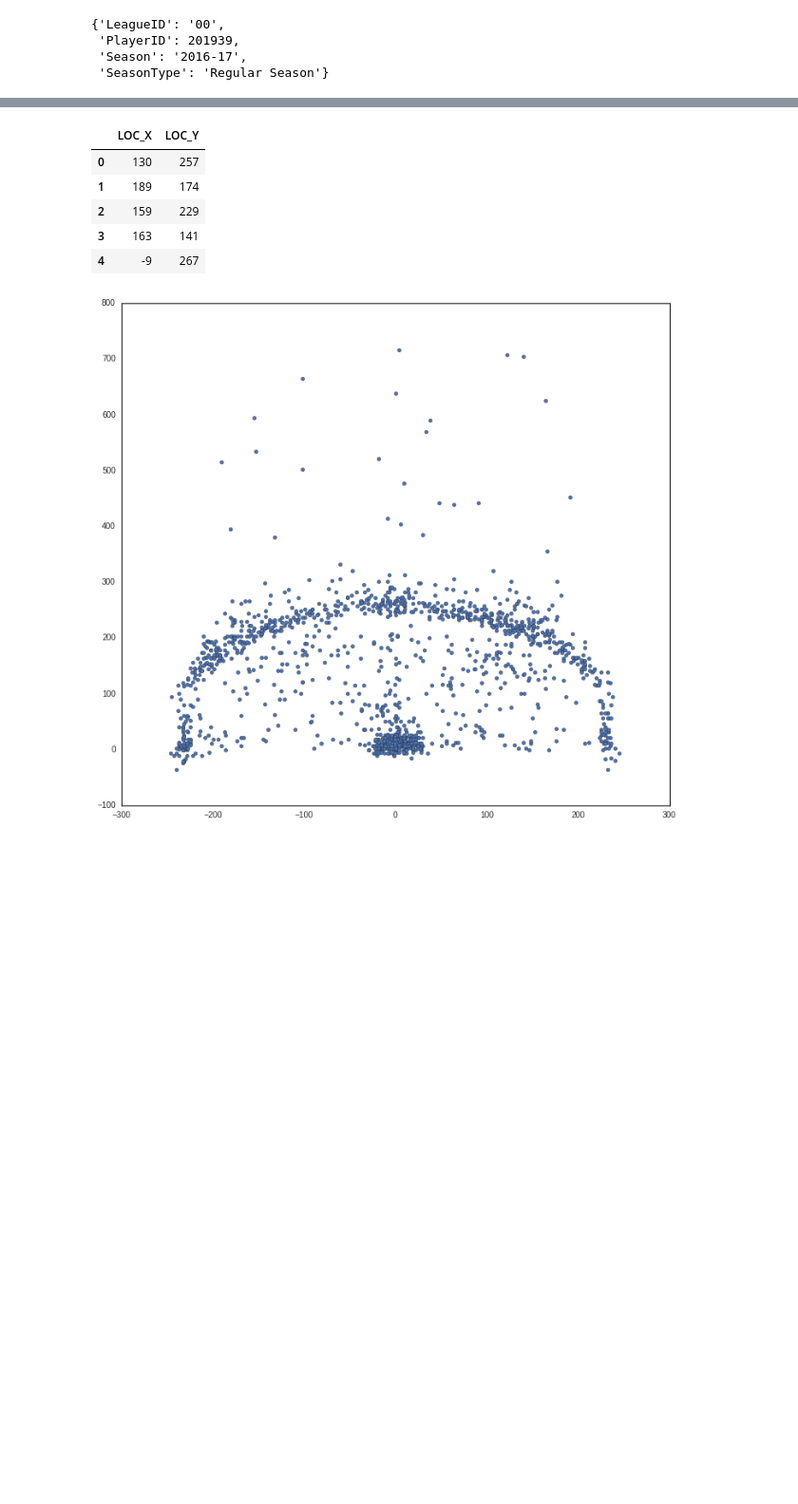
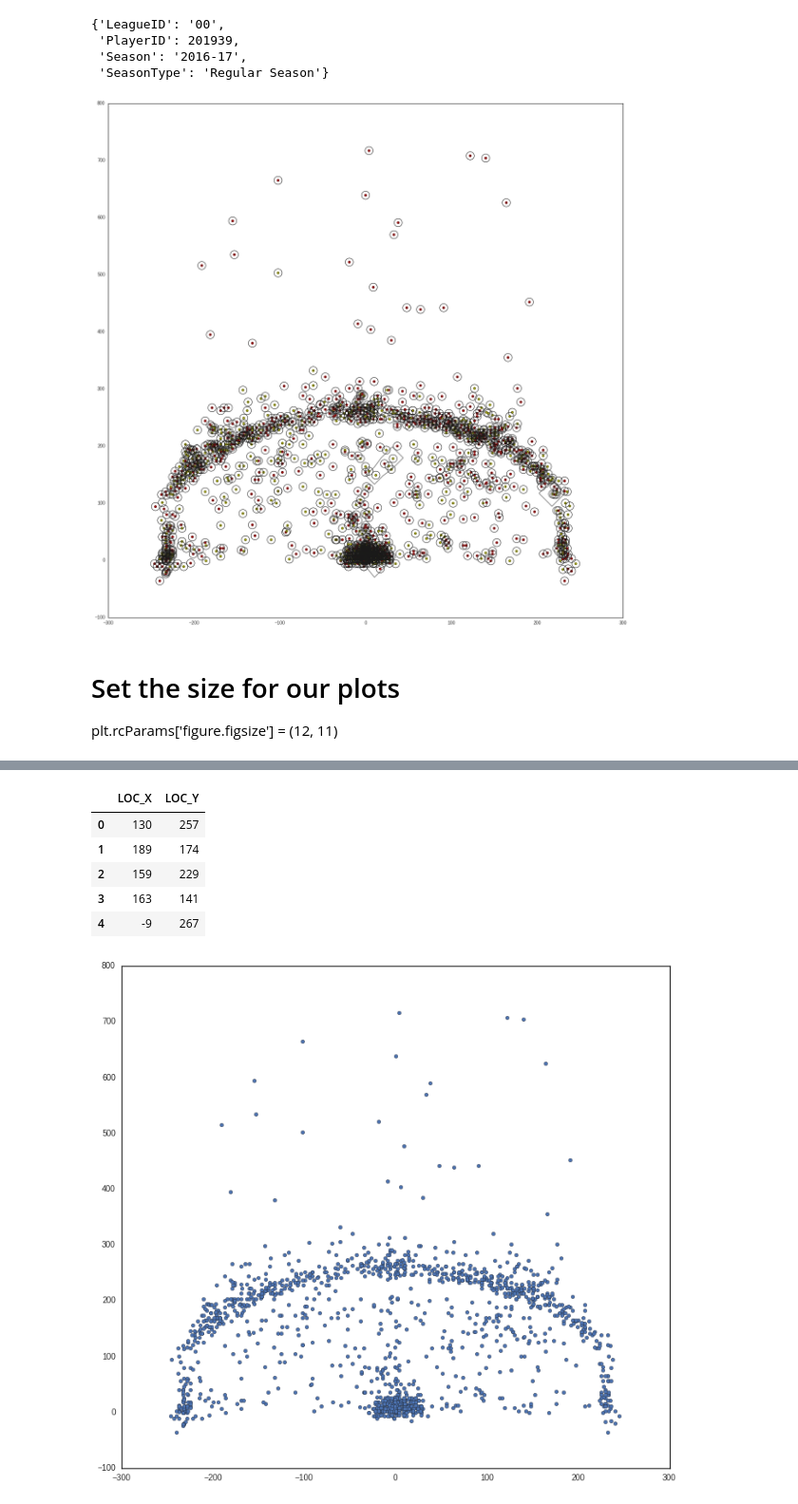
Before and after one commit to willythor/ThinkStats2, a Jupyter notebook: code/Report3.ipynb, the cells around one changed output, grey strips where cells are left out. Shown at 95% size. Cells and saved outputs as stored; diff of their text form; code cells hidden in the pictures; blank space fills up the shorter version.

```diff
--- a/code/Report3.ipynb
+++ b/code/Report3.ipynb
@@ -61,3 +61,47 @@ plt.rcParams['figure.figsize'] = (12, 11)
+# %%
+# curry_shots_df.LOC_X
+# curry_shots_df.SHOT_MADE_FLAG
+def plot_svc_decision_function(model, ax=None, plot_support=True):
+    """Plot the decision function for a 2D SVC"""
+    if ax is None:
+        ax = plt.gca()
+    xlim = ax.get_xlim()
+    ylim = ax.get_ylim()
+
+    # create grid to evaluate model
+    x = np.linspace(xlim[0], xlim[1], 30)
+    y = np.linspace(ylim[0], ylim[1], 30)
+    Y, X = np.meshgrid(y, x)
+    xy = np.vstack([X.ravel(), Y.ravel()]).T
+    P = model.decision_function(xy).reshape(X.shape)
+
+    # plot decision boundary and margins
+    ax.contour(X, Y, P, colors='k',
+               levels=[-1, 0, 1], alpha=0.5,
+               linestyles=['--', '-', '--'])
+
+    # plot support vectors
+    if plot_support:
+        ax.scatter(model.support_vectors_[:, 0],
+                   model.support_vectors_[:, 1],
+                   s=300, linewidth=1, facecolors='none');
+    ax.set_xlim(xlim)
+    ax.set_ylim(ylim)
+# %%
+plt.rcParams['figure.figsize'] = (20, 20)
+from sklearn.svm import SVC
+clf = SVC(kernel='rbf', C=1E6)
+clf.fit((pd.concat([curry_shots_df.LOC_X,curry_shots_df.LOC_Y], axis=1, join='inner')), curry_shots_df.SHOT_MADE_FLAG)
+
+plt.scatter(curry_shots_df.LOC_X, curry_shots_df.LOC_Y, c=curry_shots_df.SHOT_MADE_FLAG, s=30, cmap='autumn')
+plot_svc_decision_function(clf)
+plt.scatter(clf.support_vectors_[:, 0], clf.support_vectors_[:, 1],
+            s=10, lw=1, facecolors='none');
+# %% [output]
+[figure, added]
+# %% [markdown]
+# Set the size for our plots
+plt.rcParams['figure.figsize'] = (12, 11)
 # %%
 
 # Pass in Curry's FGA coordinates to shot_charts()
```
Also changed, not shown: parts of 7 cells of this notebook, 1 other file.
